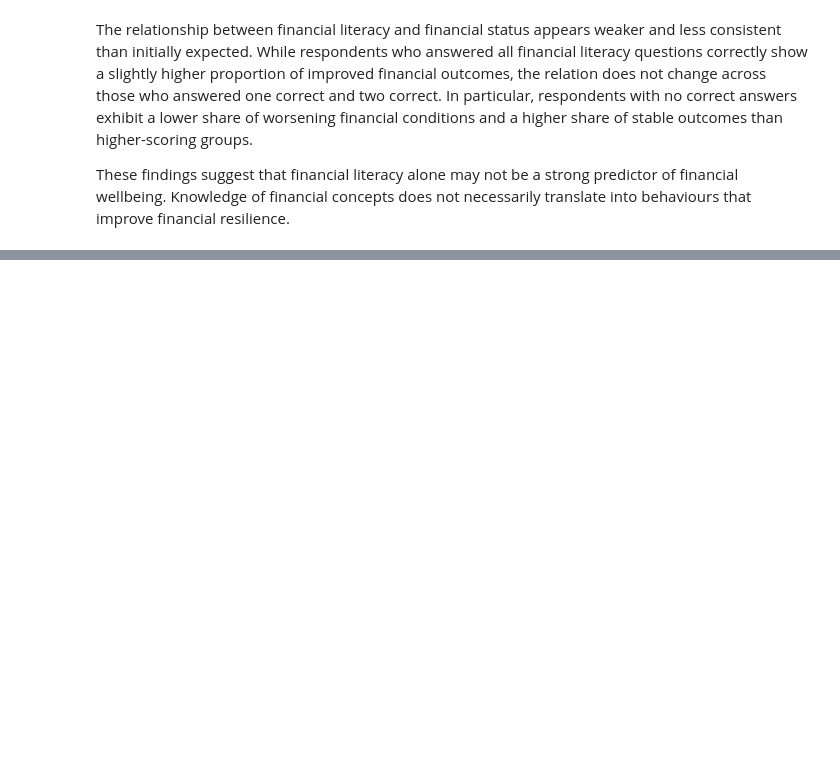
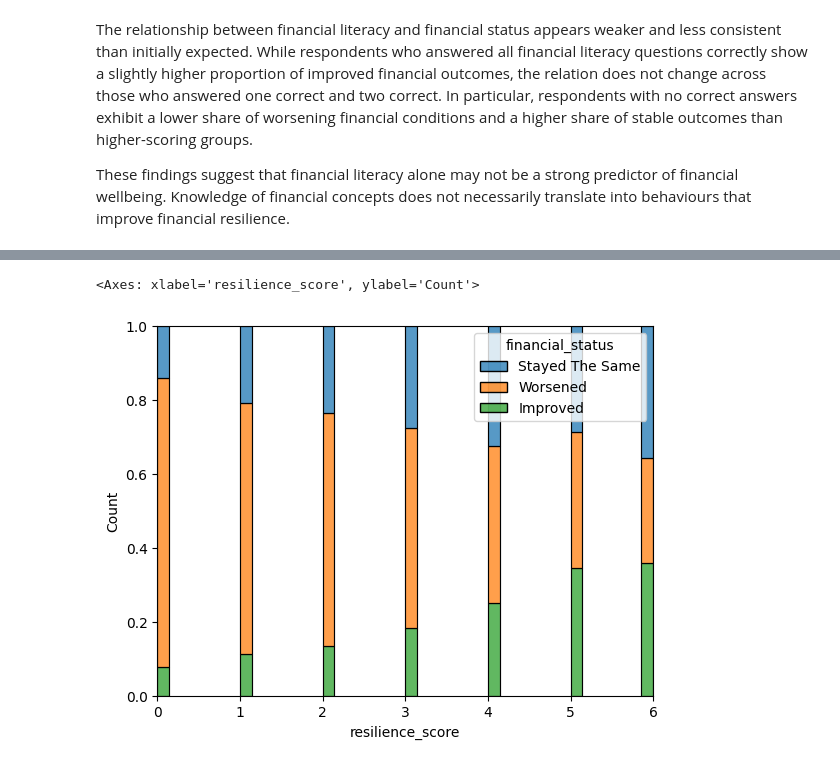
Before and after one commit to Guy0Kana/Datasprint2026-KenyaFinAccess, a Jupyter notebook: finaccess2024.ipynb, the cells around one changed output, grey strips where cells are left out. Cells and saved outputs as stored; diff of their text form; code cells hidden in the pictures; blank space fills up the shorter version.

```diff
--- a/finaccess2024.ipynb
+++ b/finaccess2024.ipynb
@@ -348,0 +504,12 @@ These findings suggest that financial literacy alone may not be a strong predict
+# %%
+financialaccess['income_band'] = pd.cut(
+    financialaccess['monthly_income'],
+    bins=[0, 2500, 5000, 10000, 25000, 200001],
+    labels=[
+        '0-2.5k',
+        '2.5k-5k',
+        '5k-10k',
+        '10k-25k',
+        '25k+'
+    ]
+)
@@ -348,0 +521,31 @@ These findings suggest that financial literacy alone may not be a strong predict
+# %%
+financialaccess['resilience_score'] = (
+    (financialaccess['experienced_shock'] == 'No').astype(int)
+    +
+    (financialaccess['accessto_13k_1month'] == 'Yes').astype(int)
+    +
+    (financialaccess['nfhi_11'] == 'Yes').astype(int)
+    +
+    (financialaccess['nfhi_12'] == 'Yes').astype(int)
+    +
+    (financialaccess['nfhi_13'] == 'Yes').astype(int)
+    +
+    (financialaccess['not_difficult'] == 'Yes').astype(int)
+)
+financialaccess['resilience_score'].describe()
+
+pd.crosstab(
+    financialaccess['resilience_score'],
+    financialaccess['financial_status'],
+    normalize='index'
+)
+
+sns.histplot(
+    data=financialaccess,
+    x='resilience_score',
+    hue='financial_status',
+    multiple='fill'
+)
+# %% [output]
+<Axes: xlabel='resilience_score', ylabel='Count'>
+[figure, added]
```
Also changed, not shown: parts of 26 cells of this notebook.
